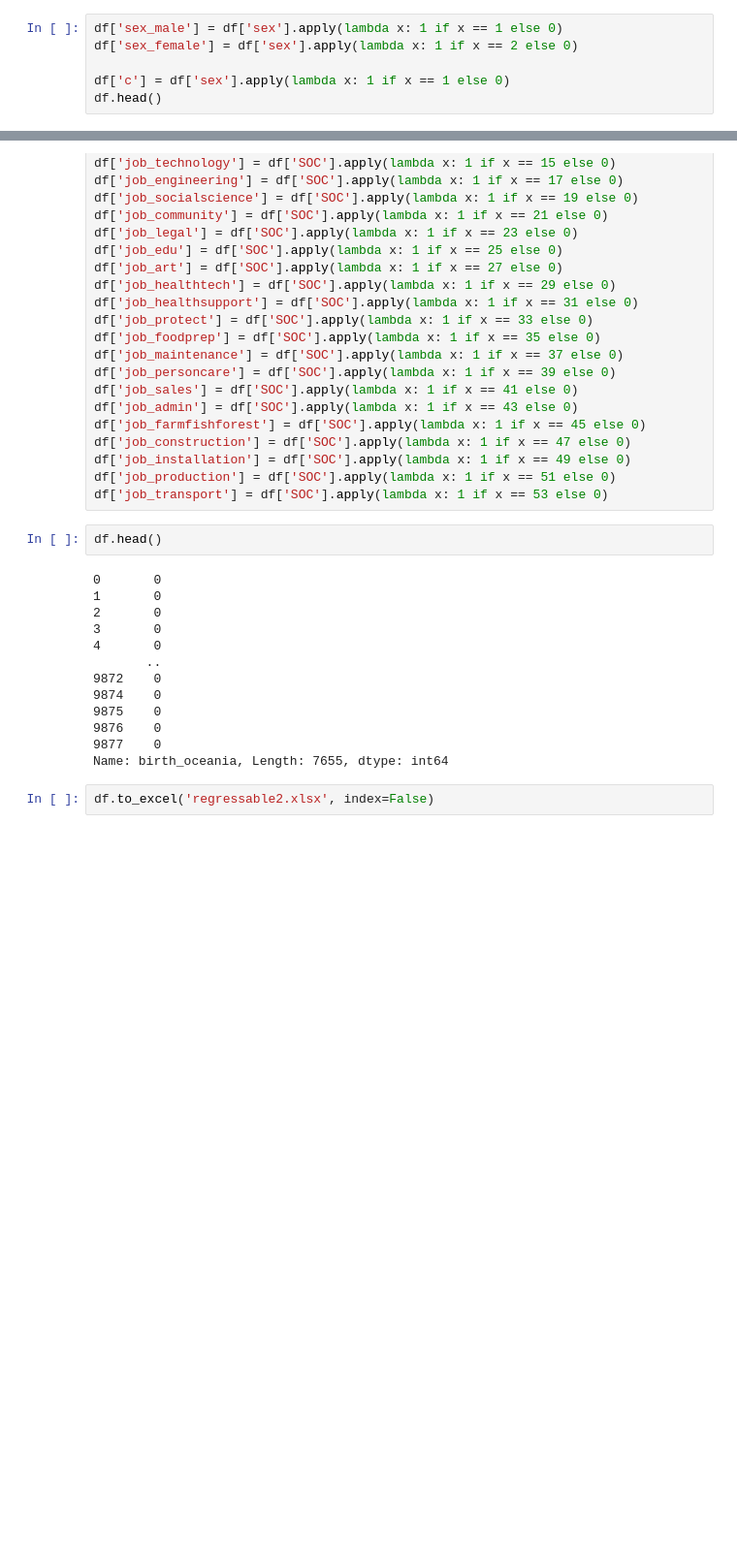
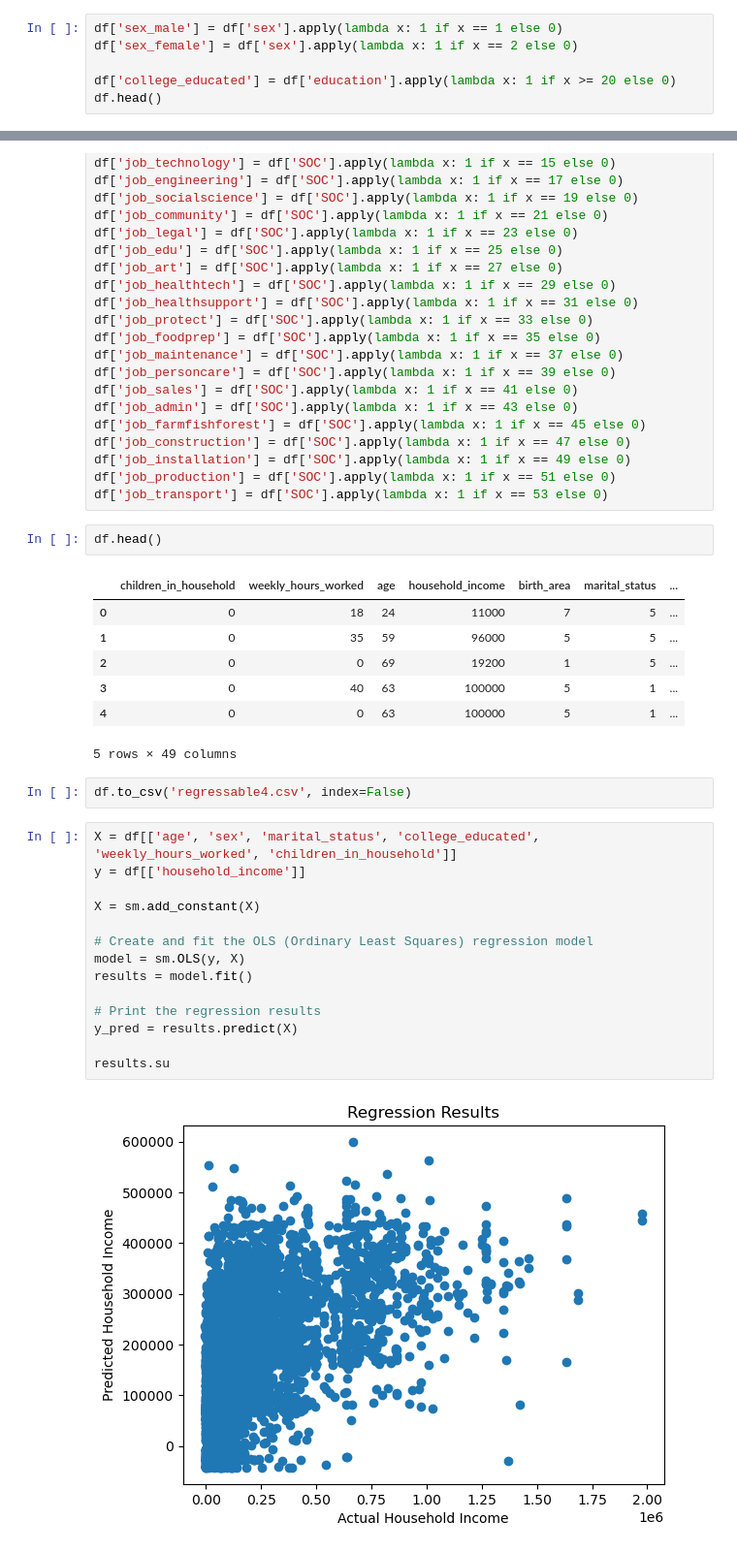
Before and after one commit to nate-from-prex/DB-Final, a Jupyter notebook: Nathan_Final.ipynb, the cells around one changed output, grey strips where cells are left out. Shown at 97% size. Cells and saved outputs as stored; diff of their text form; blank space fills up the shorter version.

```diff
--- a/Nathan_Final.ipynb
+++ b/Nathan_Final.ipynb
@@ -39,7 +40,7 @@ df
 df['sex_male'] = df['sex'].apply(lambda x: 1 if x == 1 else 0)
 df['sex_female'] = df['sex'].apply(lambda x: 1 if x == 2 else 0)
 
-df['c'] = df['sex'].apply(lambda x: 1 if x == 1 else 0)
+df['college_educated'] = df['education'].apply(lambda x: 1 if x >= 20 else 0)
 df.head()
 # %% [output]
 |  | children_in_household | weekly_hours_worked | age | household_income | birth_area | marital_status | ... |
@@ -143,17 +146,28 @@ df['job_transport'] = df['SOC'].apply(lambda x: 1 if x == 53 else 0)
 # %%
 df.head()
 # %% [output]
+|  | children_in_household | weekly_hours_worked | age | household_income | birth_area | marital_status | ... |
+| 0 | 0 | 18 | 24 | 11000 | 7 | 5 | ... |
+| 1 | 0 | 35 | 59 | 96000 | 5 | 5 | ... |
+| 2 | 0 | 0 | 69 | 19200 | 1 | 5 | ... |
+| 3 | 0 | 40 | 63 | 100000 | 5 | 1 | ... |
+| 4 | 0 | 0 | 63 | 100000 | 5 | 1 | ... |
-0       0
-1       0
-2       0
-3       0
-4       0
-       ..
-9872    0
-9874    0
-9875    0
-9876    0
-9877    0
-Name: birth_oceania, Length: 7655, dtype: int64
+5 rows × 49 columns
 # %%
-df.to_excel('regressable2.xlsx', index=False)
+df.to_csv('regressable4.csv', index=False)
+# %%
+X = df[['age', 'sex', 'marital_status', 'college_educated', 'weekly_hours_worked', 'children_in_household']]
+y = df[['household_income']]
+
+X = sm.add_constant(X)
+
+# Create and fit the OLS (Ordinary Least Squares) regression model
+model = sm.OLS(y, X)
+results = model.fit()
+
+# Print the regression results
+y_pred = results.predict(X)
+
+results.su
+# %% [output]
+[figure, added]
```
Also changed, not shown: parts of 5 cells of this notebook.
